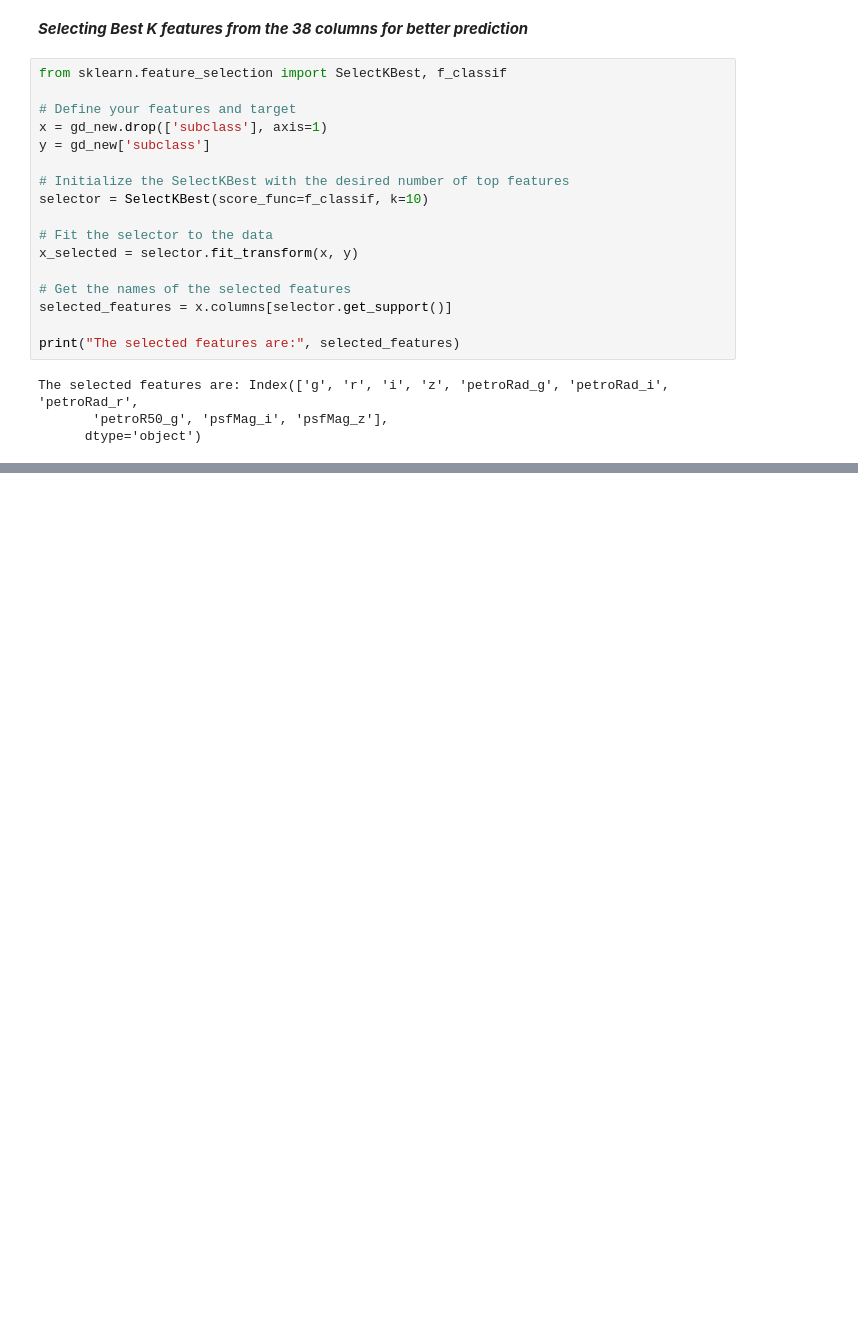
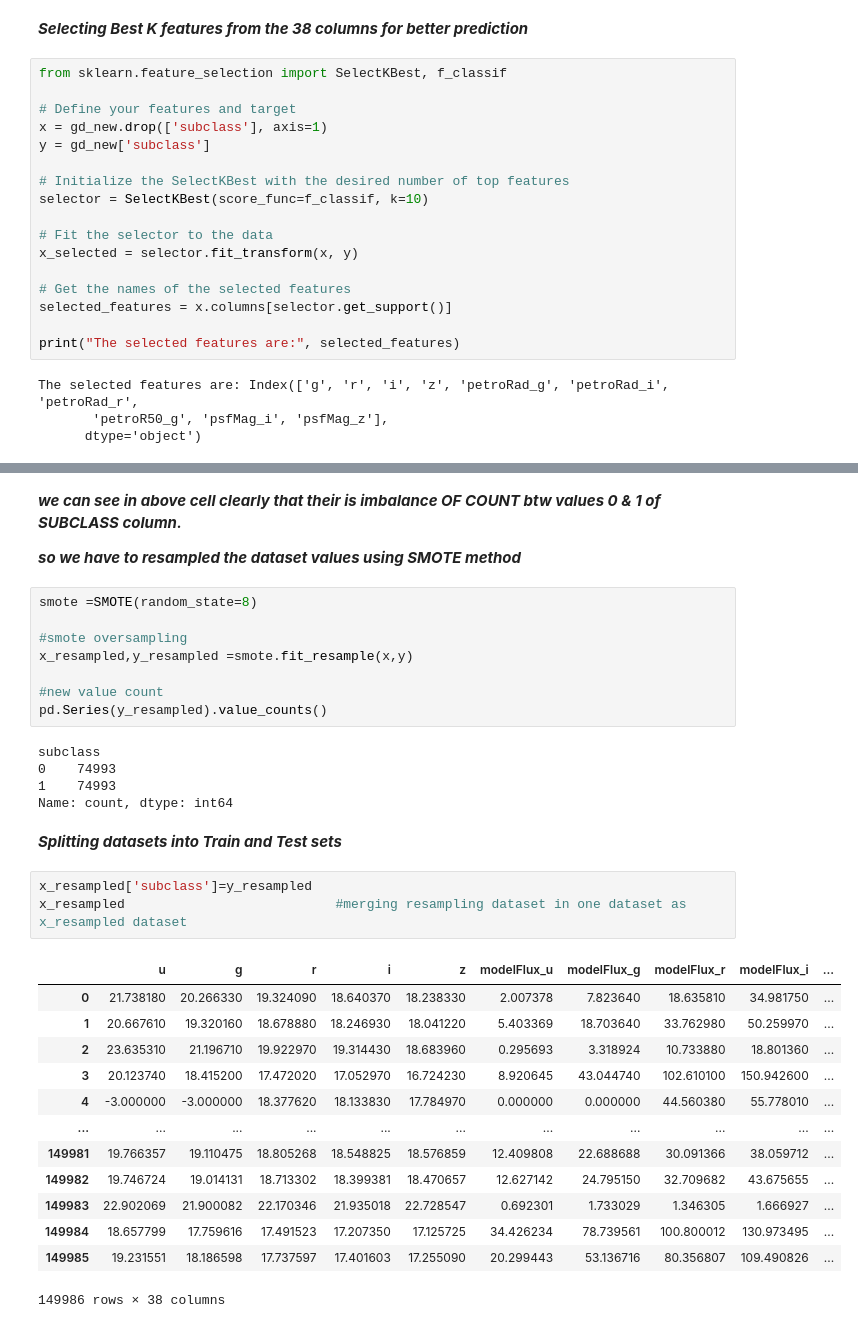
Before and after one commit to skymaurya/galaxy_classify, a Jupyter notebook: galxy.ipynb, the cells around one changed output, grey strips where cells are left out. Cells and saved outputs as stored; diff of their text form; blank space fills up the shorter version.

```diff
--- a/galxy.ipynb
+++ b/galxy.ipynb
@@ -291,0 +290,36 @@ The selected features are: Index(['g', 'r', 'i', 'z', 'petroRad_g', 'petroRad_i'
+# %% [markdown]
+***we can see in above cell clearly that their is imbalance  OF COUNT btw values 0 & 1 of SUBCLASS column.***<br>
+
+***so we have  to resampled the dataset values using SMOTE method***
+# %%
+smote =SMOTE(random_state=8)
+
+#smote oversampling
+x_resampled,y_resampled =smote.fit_resample(x,y)
+
+#new value count
+pd.Series(y_resampled).value_counts()
+# %% [output]
+subclass
+0    74993
+1    74993
+Name: count, dtype: int64
+# %% [markdown]
+***Splitting datasets into Train and Test sets***
+# %%
+x_resampled['subclass']=y_resampled
+x_resampled                           #merging resampling dataset in one dataset as x_resampled dataset
+# %% [output]
+|  | u | g | r | i | z | modelFlux_u | modelFlux_g | modelFlux_r | modelFlux_i | ... |
+| 0 | 21.738180 | 20.266330 | 19.324090 | 18.640370 | 18.238330 | 2.007378 | 7.823640 | 18.635810 | 34.981750 | ... |
+| 1 | 20.667610 | 19.320160 | 18.678880 | 18.246930 | 18.041220 | 5.403369 | 18.703640 | 33.762980 | 50.259970 | ... |
+| 2 | 23.635310 | 21.196710 | 19.922970 | 19.314430 | 18.683960 | 0.295693 | 3.318924 | 10.733880 | 18.801360 | ... |
+| 3 | 20.123740 | 18.415200 | 17.472020 | 17.052970 | 16.724230 | 8.920645 | 43.044740 | 102.610100 | 150.942600 | ... |
+| 4 | -3.000000 | -3.000000 | 18.377620 | 18.133830 | 17.784970 | 0.000000 | 0.000000 | 44.560380 | 55.778010 | ... |
+| ... | ... | ... | ... | ... | ... | ... | ... | ... | ... | ... |
+| 149981 | 19.766357 | 19.110475 | 18.805268 | 18.548825 | 18.576859 | 12.409808 | 22.688688 | 30.091366 | 38.059712 | ... |
+| 149982 | 19.746724 | 19.014131 | 18.713302 | 18.399381 | 18.470657 | 12.627142 | 24.795150 | 32.709682 | 43.675655 | ... |
+| 149983 | 22.902069 | 21.900082 | 22.170346 | 21.935018 | 22.728547 | 0.692301 | 1.733029 | 1.346305 | 1.666927 | ... |
+| 149984 | 18.657799 | 17.759616 | 17.491523 | 17.207350 | 17.125725 | 34.426234 | 78.739561 | 100.800012 | 130.973495 | ... |
+| 149985 | 19.231551 | 18.186598 | 17.737597 | 17.401603 | 17.255090 | 20.299443 | 53.136716 | 80.356807 | 109.490826 | ... |
+149986 rows × 38 columns
```
Also changed, not shown: parts of 24 cells of this notebook.
